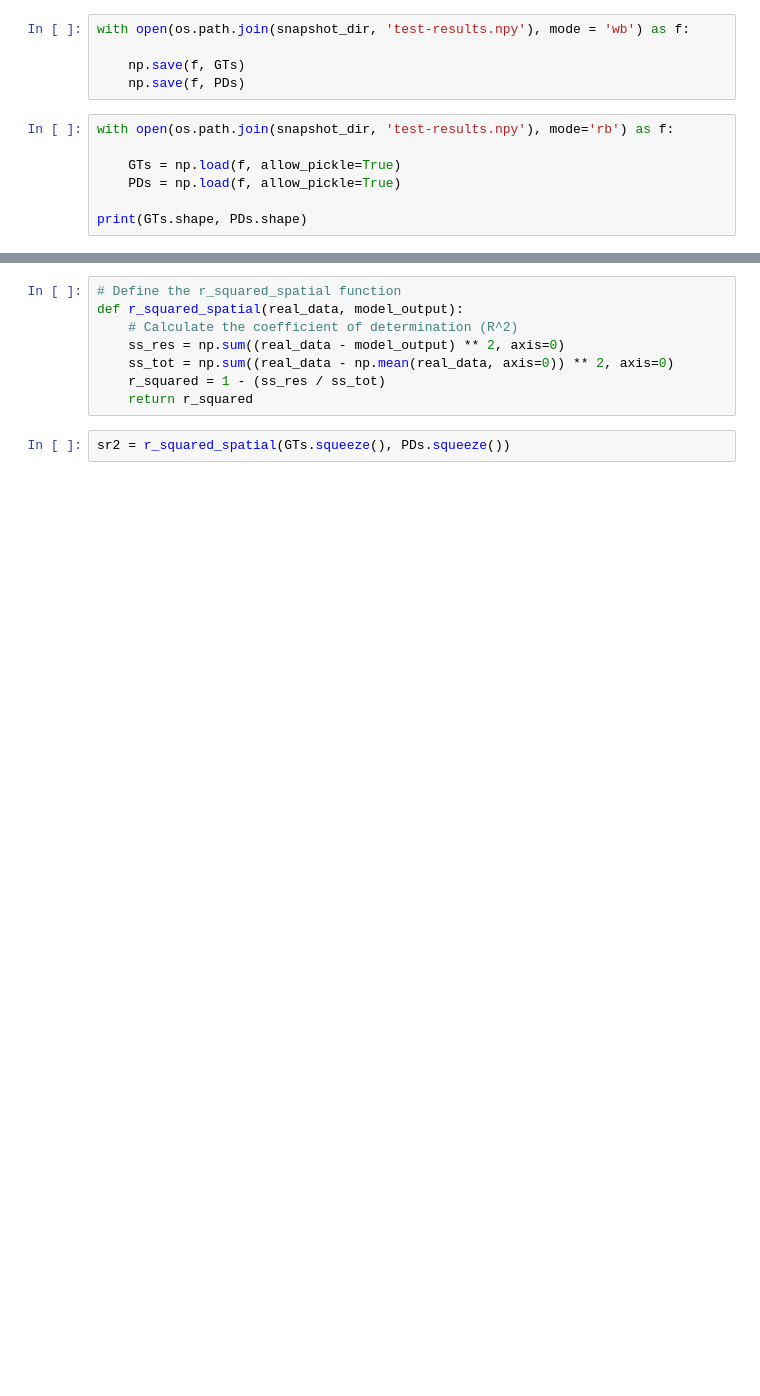
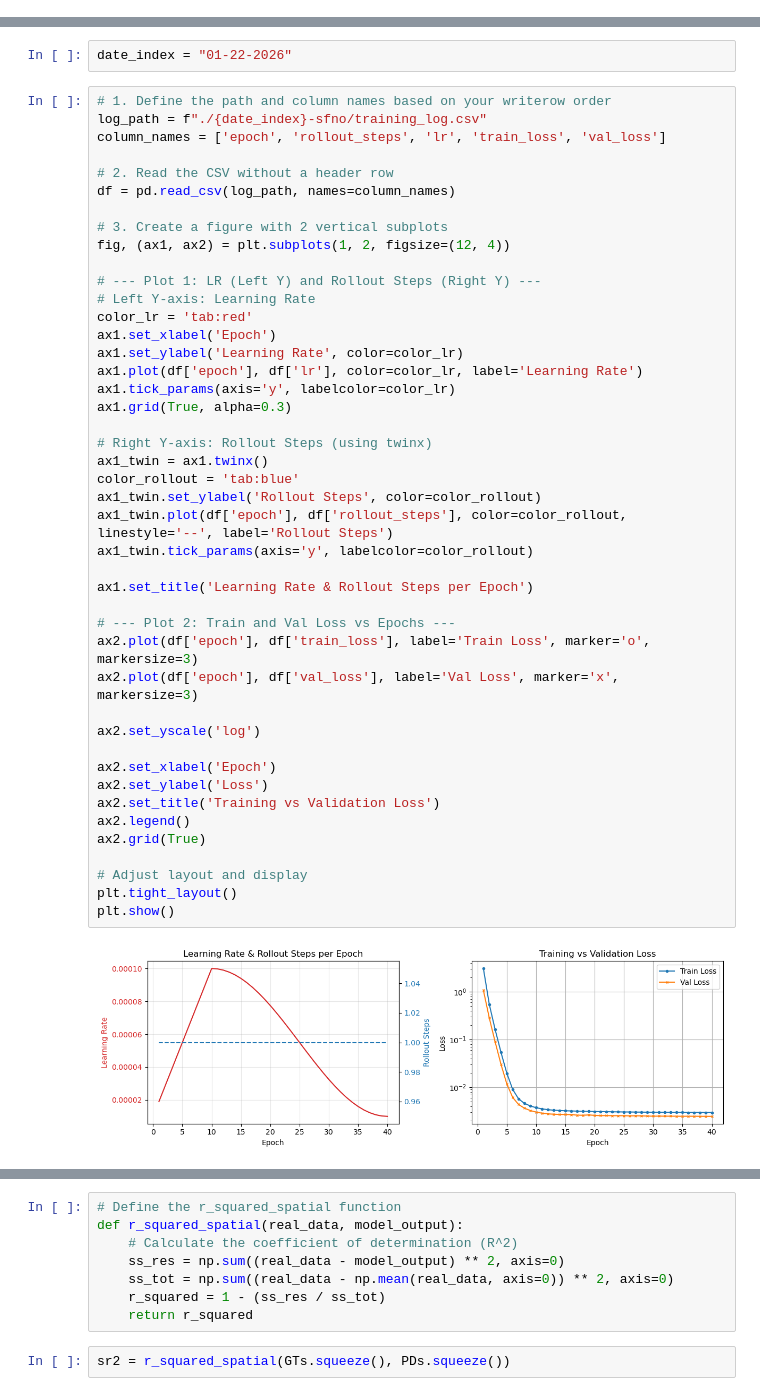
Before and after one commit to smhassanerfani/nasa-niswan, a Jupyter notebook: test.ipynb, the cells around one changed output, grey strips where cells are left out. Cells and saved outputs as stored; diff of their text form; blank space fills up the shorter version.

```diff
--- a/test.ipynb
+++ b/test.ipynb
@@ -486,12 +0,0 @@ plt.show()
-# %%
-with open(os.path.join(snapshot_dir, 'test-results.npy'), mode = 'wb') as f:
-
-    np.save(f, GTs)
-    np.save(f, PDs)
-# %%
-with open(os.path.join(snapshot_dir, 'test-results.npy'), mode='rb') as f:
-
-    GTs = np.load(f, allow_pickle=True)
-    PDs = np.load(f, allow_pickle=True)
-
-print(GTs.shape, PDs.shape)
@@ -629,0 +44,48 @@ plt.show()
+# %%
+date_index = "01-22-2026"
+# %%
+# 1. Define the path and column names based on your writerow order
+log_path = f"./{date_index}-sfno/training_log.csv"
+column_names = ['epoch', 'rollout_steps', 'lr', 'train_loss', 'val_loss']
+
+# 2. Read the CSV without a header row
+df = pd.read_csv(log_path, names=column_names)
+
+# 3. Create a figure with 2 vertical subplots
+fig, (ax1, ax2) = plt.subplots(1, 2, figsize=(12, 4))
+
+# --- Plot 1: LR (Left Y) and Rollout Steps (Right Y) ---
+# Left Y-axis: Learning Rate
+color_lr = 'tab:red'
+ax1.set_xlabel('Epoch')
+ax1.set_ylabel('Learning Rate', color=color_lr)
+ax1.plot(df['epoch'], df['lr'], color=color_lr, label='Learning Rate')
+ax1.tick_params(axis='y', labelcolor=color_lr)
+ax1.grid(True, alpha=0.3)
+
+# Right Y-axis: Rollout Steps (using twinx)
+ax1_twin = ax1.twinx()
+color_rollout = 'tab:blue'
+ax1_twin.set_ylabel('Rollout Steps', color=color_rollout)
+ax1_twin.plot(df['epoch'], df['rollout_steps'], color=color_rollout, linestyle='--', label='Rollout Steps')
+ax1_twin.tick_params(axis='y', labelcolor=color_rollout)
+
+ax1.set_title('Learning Rate & Rollout Steps per Epoch')
+
+# --- Plot 2: Train and Val Loss vs Epochs ---
+ax2.plot(df['epoch'], df['train_loss'], label='Train Loss', marker='o', markersize=3)
+ax2.plot(df['epoch'], df['val_loss'], label='Val Loss', marker='x', markersize=3)
+
+ax2.set_yscale('log')
+
+ax2.set_xlabel('Epoch')
+ax2.set_ylabel('Loss')
+ax2.set_title('Training vs Validation Loss')
+ax2.legend()
+ax2.grid(True)
+
+# Adjust layout and display
+plt.tight_layout()
+plt.show()
+# %% [output]
+[figure, added]
```
Also changed, not shown: parts of 52 cells of this notebook, 10 other files.
